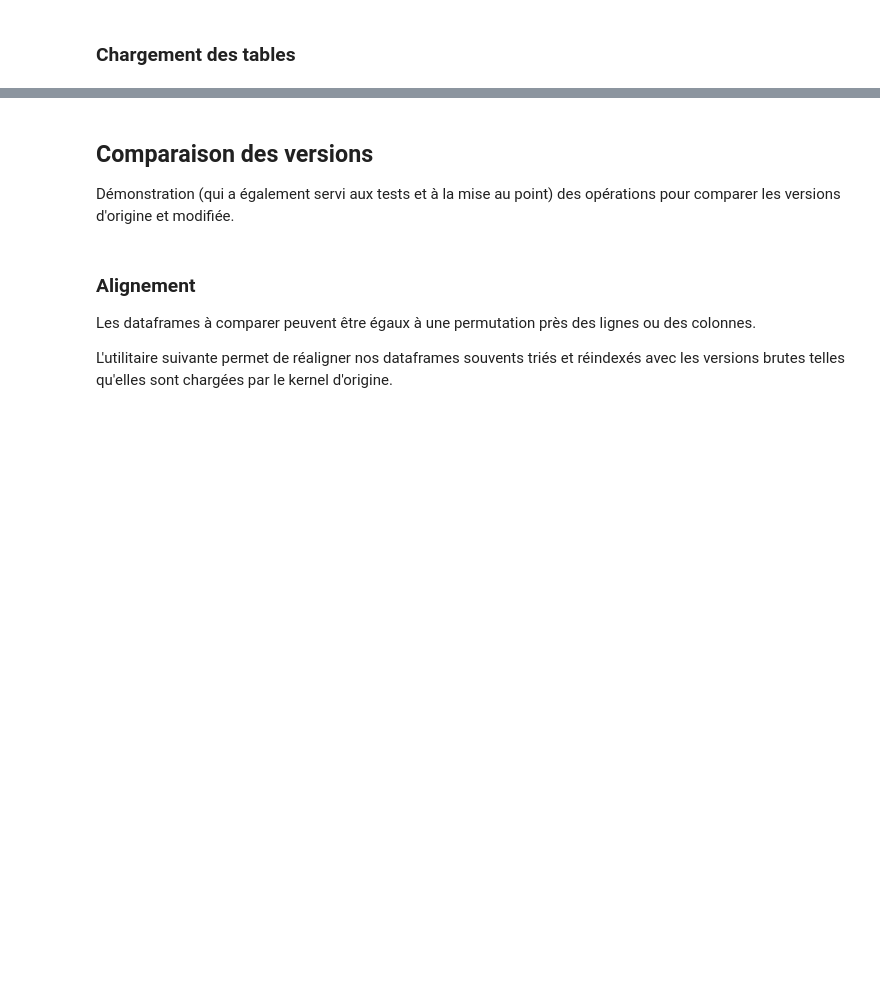
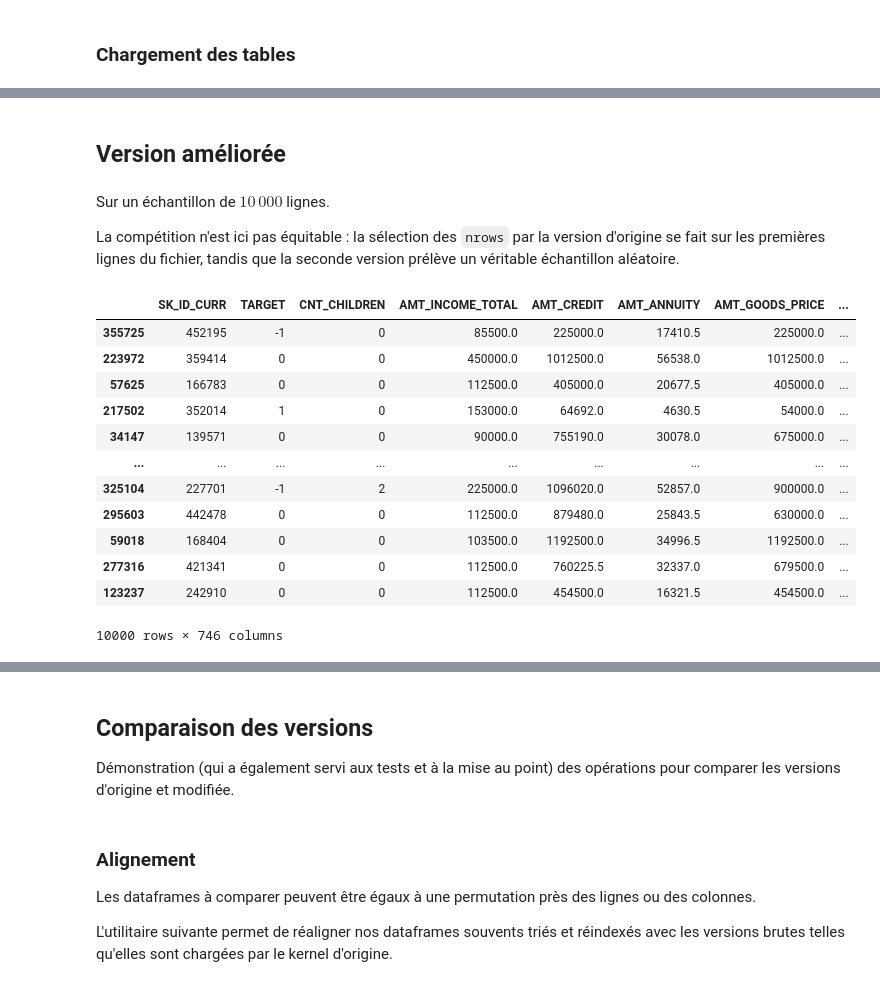
Before and after one commit to Franck-PepperLabs/pepper_credit_scoring_tool, a Jupyter notebook: notebooks/feature_engineering/lightgbm_kernel.ipynb, the cells around one changed output, grey strips where cells are left out. Cells and saved outputs as stored; diff of their text form; code cells hidden in the pictures; blank space fills up the shorter version.

```diff
--- a/notebooks/feature_engineering/lightgbm_kernel.ipynb
+++ b/notebooks/feature_engineering/lightgbm_kernel.ipynb
@@ -1121,0 +1045,26 @@ Nous progressons donc par petites étapes, à partir du chargement de la table.
+# %% [markdown]
+## Version améliorée
+# %% [markdown]
+Sur un échantillon de $10\,000$ lignes.
+
+La compétition n'est ici pas équitable : la sélection des `nrows` par la version d'origine se fait sur les premières lignes du fichier, tandis que la seconde version prélève un véritable échantillon aléatoire.
+# %%
+from home_credit.lightgbm_kernel_v2 import main_preproc
+from pepper.utils import cls
+data = main_preproc(nrows=10_000, version=2, verbosity=1)
+cls()
+display(data)
+# %% [output]
+|  | SK_ID_CURR | TARGET | CNT_CHILDREN | AMT_INCOME_TOTAL | AMT_CREDIT | AMT_ANNUITY | AMT_GOODS_PRICE | ... |
+| 355725 | 452195 | -1 | 0 | 85500.0 | 225000.0 | 17410.5 | 225000.0 | ... |
+| 223972 | 359414 | 0 | 0 | 450000.0 | 1012500.0 | 56538.0 | 1012500.0 | ... |
+| 57625 | 166783 | 0 | 0 | 112500.0 | 405000.0 | 20677.5 | 405000.0 | ... |
+| 217502 | 352014 | 1 | 0 | 153000.0 | 64692.0 | 4630.5 | 54000.0 | ... |
+| 34147 | 139571 | 0 | 0 | 90000.0 | 755190.0 | 30078.0 | 675000.0 | ... |
+| ... | ... | ... | ... | ... | ... | ... | ... | ... |
+| 325104 | 227701 | -1 | 2 | 225000.0 | 1096020.0 | 52857.0 | 900000.0 | ... |
+| 295603 | 442478 | 0 | 0 | 112500.0 | 879480.0 | 25843.5 | 630000.0 | ... |
+| 59018 | 168404 | 0 | 0 | 103500.0 | 1192500.0 | 34996.5 | 1192500.0 | ... |
+| 277316 | 421341 | 0 | 0 | 112500.0 | 760225.5 | 32337.0 | 679500.0 | ... |
+| 123237 | 242910 | 0 | 0 | 112500.0 | 454500.0 | 16321.5 | 454500.0 | ... |
+10000 rows × 746 columns
```
Also changed, not shown: parts of 264 cells of this notebook, 8 other files.
